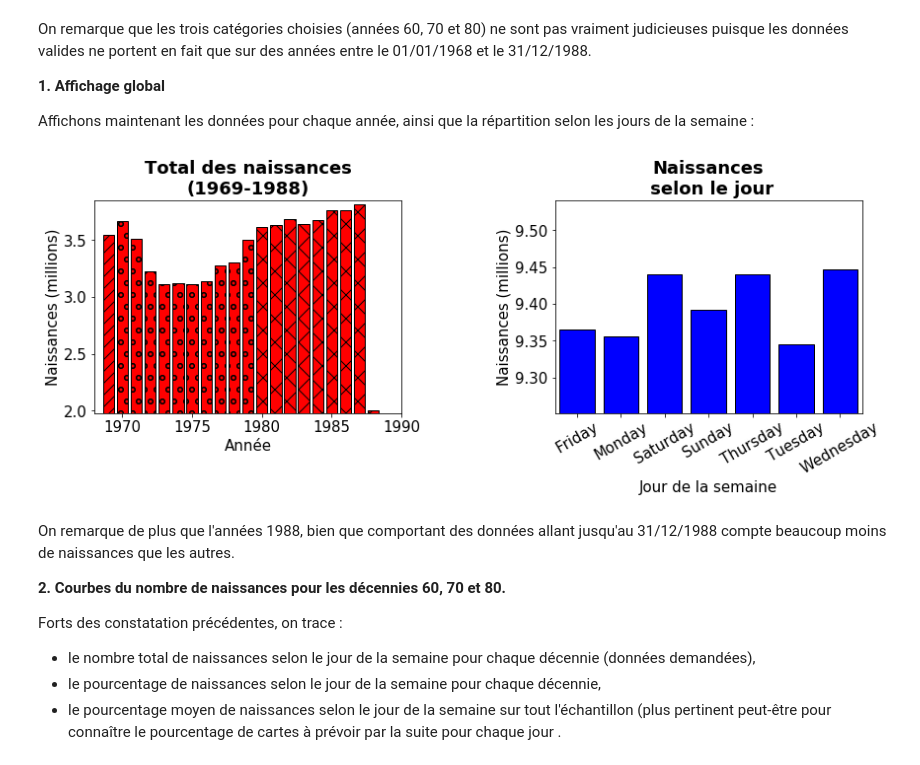
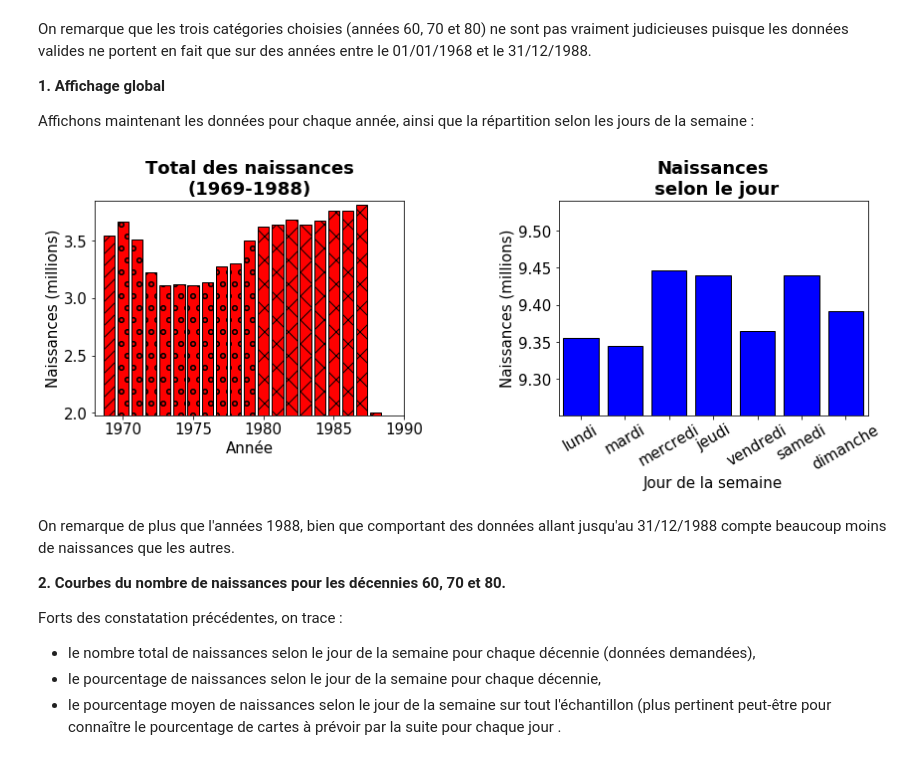
Before and after one commit to SmellyArmure/04-Jupyter, a Jupyter notebook: Exo-CartesVoeux/Exo-CartesVoeux.ipynb, the cells around one changed output. Drawn from its saved outputs; the diff is of its cells as text; code cells hidden in the pictures.

Commit message:
Partiellement réglé le problème de classement des jours, mais pbe de filtrage.

```diff
--- a/Exo-CartesVoeux/Exo-CartesVoeux.ipynb
+++ b/Exo-CartesVoeux/Exo-CartesVoeux.ipynb
@@ -81,21 +83,23 @@ date_df = pd.DataFrame({'year':birth_df2.year.values.astype(int),\
 # type "Series", qui contiendra la nouvelle colonne à ajouter
 date_ser = pd.to_datetime(date_df,errors='coerce')
 
-birth_df3 = birth_df2.drop(columns = ["month", "day"], inplace=False) # retrait des colonnes jour et mois
+#birth_df3 = birth_df2.drop(columns = ["month", "day"], inplace=False) # retrait des colonnes jour et mois
 birth_df3["date"] = date_ser  # ajout de la nouvelle colonne
 # %% [markdown]
 La méthode '.to_datetime' transforme automatiquement toute date non valide en NaT (not a timestamp), qu'on peut ensuite filter facilcement grace à la méthode '.dropna' :
 # %%
+print("Nbe de lignes, avant nettoyage :" , birth_df3.index.size)
+
 # Elimination des lignes dont l'année, le mois et le jour forment une date qui n'existe pas
 # (notamment les 29 janvier d'années non bissextiles)
-birth_df3 = birth_df3.dropna(subset = ['date'])
+birth_df4 = birth_df3.dropna(subset = ['date'])
 
 #index des lignes éliminées
-temp = np.array(list(set(birth_df2.index) - set(birth_df3.index)))
+temp = np.sort(np.array(list(set(birth_df3.index) - set(birth_df4.index))))
 
 # nbe de lignes après triage
-print("Nbe de lignes, après nettoyage :", birth_df2.index.size)
+print("Nbe de lignes, après nettoyage :", birth_df4.index.size)
 print("Nbe de lignes éliminées :", temp.size)
 
-birth_df0.iloc[temp].head(15)
+birth_df3.iloc[118]
 # %% [output]
@@ -120,7 +114,10 @@ Nbe de lignes éliminées : 452
 # %%
 # ajout d'une nouvelle colonne indiquant le nom du jour de naissance
 
-tab = [calendar.day_name[birth_df3.iloc[i].date.weekday()] for i in range(birth_df3.index.size)]
+day_week = [calendar.day_name[birth_df4.iloc[i].date.weekday()] for i in range(birth_df4.index.size)]
+nb_day_week = [birth_df4.iloc[i].date.weekday() for i in range(birth_df4.index.size)]
 
-day_week_ser = pd.Series(tab)
-birth_df3["day_week"] = day_week_ser
+day_week_ser = pd.Series(day_week)
+nb_day_week_ser = pd.Series(nb_day_week)
+birth_df4["day_week"] = day_week_ser
+#birth_df4["nb_day_week"] = nb_day_week_ser
@@ -143,6 +145,8 @@ Créeons deux tableaux pertinents pour les tracés ultérieurs...
 # %%
 # Tableau dynamique du nombre de naissances en fonction du jour de la semaine pour les trois décennies
 masque = pd.cut(birth_df3['year'], np.array([1960,1970,1980,1990]))
-birth_pt = birth_df3.pivot_table('births', index = [masque], columns = 'day_week', aggfunc = "sum")
+
+birth_pt = birth_df3.pivot_table('births', index = [masque], columns = ['nb_day_week', 'day_week'], aggfunc = "sum")
+#dftest = birth_df3.reindex(birth_pt['day_week'].sort_values(by=2012, ascending=False).index)
 birth_pt
 # %% [output]
@@ -184,7 +189,6 @@ plt.grid(color='grey', linestyle='dotted')
 
 plot1 = plt.subplot(1, 2, 1)
 
-birth_pt1 = birth_df3.pivot_table('births', index = 'year', aggfunc = "sum")
 x1 = list(birth_pt1.index) # np.array(birth_pt1.index)
 y1 = np.array(birth_pt1.births.values)
 x1_1 = x1[0:x1.index(1970)]
@@ -197,35 +201,36 @@ y1_min = np.min(y1)*0.99/1e6
 y1_max = np.max(y1)*1.01/1e6
 
 plot1.bar(x1_1, y1_1/1e6, color = 'red', edgecolor='k', hatch='//')
 plot1.bar(x1_2, y1_2/1e6, color = 'red', edgecolor='k', hatch='o')
 plot1.bar(x1_3, y1_3/1e6, color = 'red', edgecolor='k', hatch='x')
 ax1 = plt.title("Total des naissances\n(1969-1988)",fontweight="bold")
 plt.xlabel("Année")
 plt.ylabel("Naissances (millions)")
 plt.axis([1968 ,1990 , y1_min, y1_max])
 
 # Valeur absolue globale du nombre de naissances pour chaque jour de la semaine
 
 plot2 = plt.subplot(1, 2, 2)
 
 x2 = range(len(y2))
 y2 = birth_pt.iloc[0].values + birth_pt.iloc[1].values + birth_pt.iloc[2].values
-ind = birth_pt.iloc[0].index
+ind = ['lundi', 'mardi', 'mercredi', 'jeudi', 'vendredi', 'samedi', 'dimanche']
+#ind = birth_pt.iloc[0].index
 y2_min = np.min(y2)*0.99/1e6
 y2_max = np.max(y2)*1.01/1e6
 
 plot2.bar(x2, y2/1e6, color = 'blue', edgecolor='k', label='naissances' )
 ax2 = plt.title("Naissances\n selon le jour",fontweight="bold")
 plt.xlabel("Jour de la semaine")
 plt.ylabel("Naissances (millions)")
 plt.axis([-0.5, 6.5, y2_min, y2_max])
 plt.xticks(range(7), ind, rotation=30)
 
 plt.gcf().subplots_adjust(left = 0.1, bottom = 0.2, right = 0.7, top = 1.2, wspace = 0.5, hspace = 0.2)
 
 plt.show()
 # %% [output]
-[figure, old version]
+[figure, new version]
 # %% [markdown]
 On remarque de plus que l'années 1988, bien que comportant des données allant jusqu'au 31/12/1988 compte beaucoup moins de naissances que les autres.
 
```
Also changed, not shown: parts of 9 cells of this notebook.
